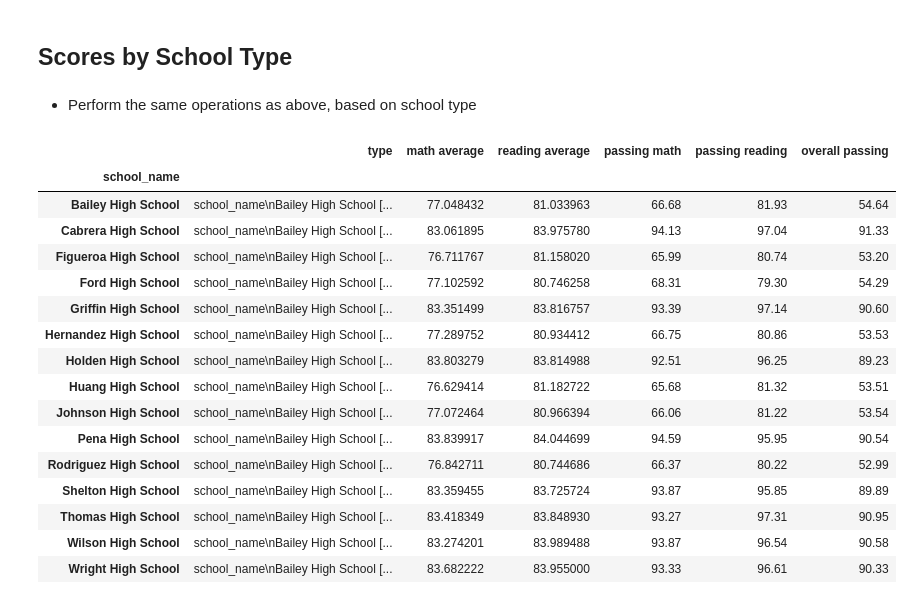
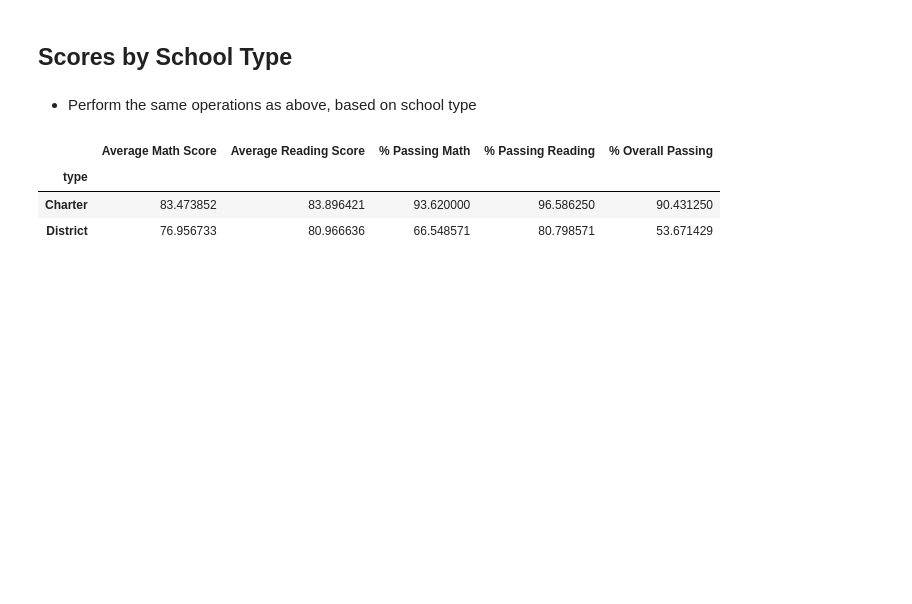
Before and after one commit to HaifaNajdawi/python_pandas-data-analysis-, a Jupyter notebook: PyCitySchools/PyCitySchools_starter.ipynb, the cells around one changed output. Drawn from its saved outputs; the diff is of its cells as text; code cells hidden in the pictures; blank space fills up the shorter version.

Commit message:
scores by school type

```diff
--- a/PyCitySchools/PyCitySchools_starter.ipynb
+++ b/PyCitySchools/PyCitySchools_starter.ipynb
@@ -13,6 +13,9 @@ student_data_to_load = "Resources/students_complete.csv"
 school_data = pd.read_csv(school_data_to_load)
 student_data = pd.read_csv(student_data_to_load)
 
+# This variable will be use later
+indexed_school_data = school_data.set_index('school_name')
+
 # Combine the data into a single dataset.
 school_data_complete = pd.merge(student_data, school_data, how="left", on=["school_name", "school_name"])
 school_data_complete.head(20)
@@ -407,64 +393,37 @@ Scores_by_School_Size.head()
 # %% [markdown]
 * Perform the same operations as above, based on school type
 # %%
-grouped_school_name =school_data_complete.groupby(['school_name'])
-unique_type =grouped_school_name["type"].unique()
-average_type
-type_per_school_df = pd.DataFrame({"type":unique_type,
+type_school =indexed_school_data["type"]
+type_school
+
+type_per_school_df = pd.DataFrame({"type":type_school,
 "math average":average_math,
 "reading average":average_reading,
 "passing math":passing_math,
 "passing reading":passing_read,
 "overall passing":passing_math_reading})
 
-type_per_school_df
+
+
+type_per_school_df.reset_index(inplace = True)
 
 
 
+group_type_math= type_per_school_df.groupby(["type"]).mean()["math average"]
 
-bins = [Charter,District]
+group_type_reading = type_per_school_df.groupby(["type"]).mean()["reading average"]
 
-label_group = ["Charter","District"]
+group_type_passing_math = type_per_school_df.groupby(["type"]).mean()["passing math"]
+group_type_passing_reading = type_per_school_df.groupby(["type"]).mean()["passing reading"]
+group_type_overall= type_per_school_df.groupby(["type"]).mean()["overall passing"]
 
-type_per_school_df["School type"] = pd.cut(size_per_student_df["type"], bins,labels=label_group, include_lowest=True)
-# size_per_student_df.reset_index(inplace = True)
-# # size_per_sctudent_df.set_index(["School size"], inplace = True,
-# #                      append = True, drop = True)
-
-# size_per_student_df
-
-
-
-
-
-# group_size_math= size_per_student_df.groupby(["School size"]).mean()["math average"]
-# group_size_math
-# group_size_reading = size_per_student_df.groupby(["School size"]).mean()["reading average"]
-
-# group_size_passing_math = size_per_student_df.groupby(["School size"]).mean()["passing math"]
-# group_size_passing_reading = size_per_student_df.groupby(["School size"]).mean()["passing reading"]
-# group_size_overall= size_per_student_df.groupby(["School size"]).mean()["overall passing"]
-
-# Scores_by_School_Size = pd.DataFrame({"Average Math Score":group_size_math,"Average Reading Score":group_size_reading,
-# "% Passing Math":group_size_passing_math,
-# "% Passing Reading":group_size_passing_reading,
-# "% Overall Passing":group_size_overall})
-# Scores_by_School_Size.head()
+Scores_by_School_type = pd.DataFrame({"Average Math Score":group_type_math,"Average Reading Score":group_type_reading,
+"% Passing Math":group_type_passing_math,
+"% Passing Reading":group_type_passing_reading,
+"% Overall Passing":group_type_overall})
+Scores_by_School_type.head()
 # %% [output]
-|  | type | math average | reading average | passing math | passing reading | overall passing |
-| school_name |  |  |  |  |  |  |
-| Bailey High School | school_name\nBailey High School [... | 77.048432 | 81.033963 | 66.68 | 81.93 | 54.64 |
-| Cabrera High School | school_name\nBailey High School [... | 83.061895 | 83.975780 | 94.13 | 97.04 | 91.33 |
-| Figueroa High School | school_name\nBailey High School [... | 76.711767 | 81.158020 | 65.99 | 80.74 | 53.20 |
-| Ford High School | school_name\nBailey High School [... | 77.102592 | 80.746258 | 68.31 | 79.30 | 54.29 |
-| Griffin High School | school_name\nBailey High School [... | 83.351499 | 83.816757 | 93.39 | 97.14 | 90.60 |
-| Hernandez High School | school_name\nBailey High School [... | 77.289752 | 80.934412 | 66.75 | 80.86 | 53.53 |
-| Holden High School | school_name\nBailey High School [... | 83.803279 | 83.814988 | 92.51 | 96.25 | 89.23 |
-| Huang High School | school_name\nBailey High School [... | 76.629414 | 81.182722 | 65.68 | 81.32 | 53.51 |
-| Johnson High School | school_name\nBailey High School [... | 77.072464 | 80.966394 | 66.06 | 81.22 | 53.54 |
-| Pena High School | school_name\nBailey High School [... | 83.839917 | 84.044699 | 94.59 | 95.95 | 90.54 |
-| Rodriguez High School | school_name\nBailey High School [... | 76.842711 | 80.744686 | 66.37 | 80.22 | 52.99 |
-| Shelton High School | school_name\nBailey High School [... | 83.359455 | 83.725724 | 93.87 | 95.85 | 89.89 |
-| Thomas High School | school_name\nBailey High School [... | 83.418349 | 83.848930 | 93.27 | 97.31 | 90.95 |
-| Wilson High School | school_name\nBailey High School [... | 83.274201 | 83.989488 | 93.87 | 96.54 | 90.58 |
-| Wright High School | school_name\nBailey High School [... | 83.682222 | 83.955000 | 93.33 | 96.61 | 90.33 |
+|  | Average Math Score | Average Reading Score | % Passing Math | % Passing Reading | % Overall Passing |
+| type |  |  |  |  |  |
+| Charter | 83.473852 | 83.896421 | 93.620000 | 96.586250 | 90.431250 |
+| District | 76.956733 | 80.966636 | 66.548571 | 80.798571 | 53.671429 |
```
Also changed, not shown: parts of 4 cells of this notebook.
